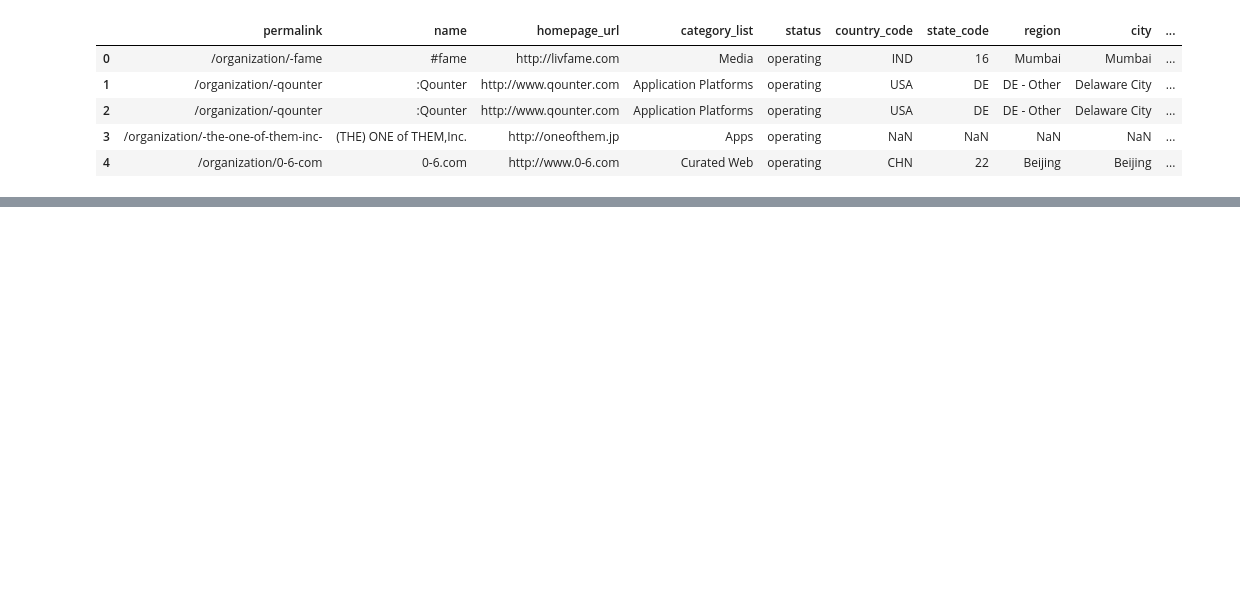
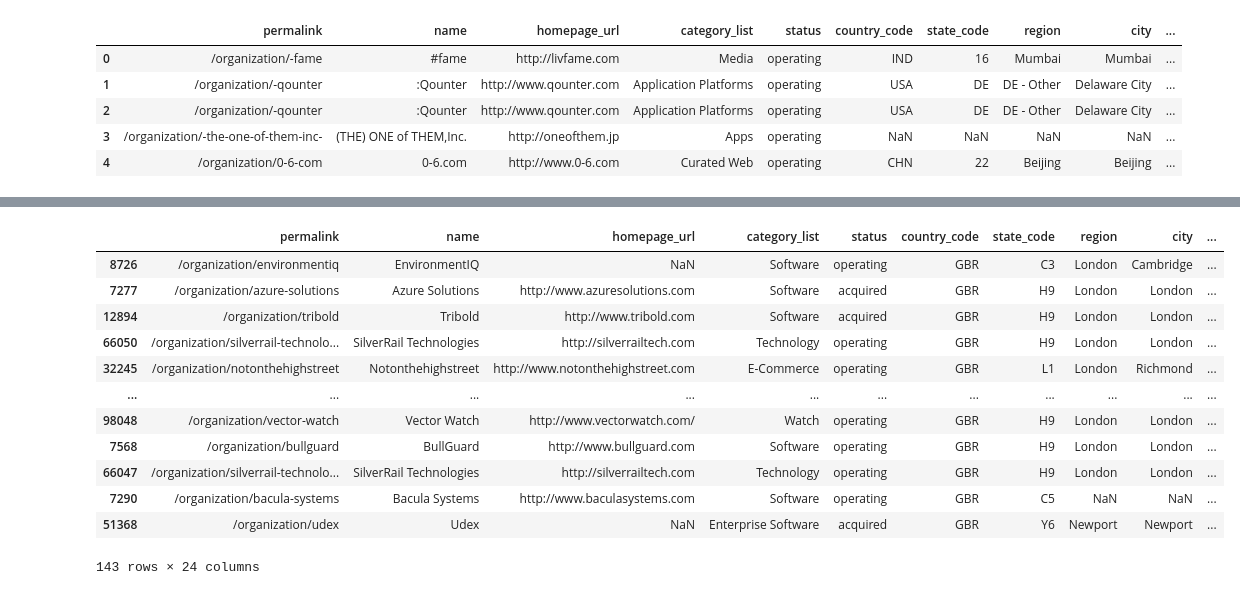
Before and after one commit to mrmankeshraj/PG_Diploma_in_Machine_Learning_and_AI, a Jupyter notebook: Course 2 - Statistics Essentials/Investment Assignment/Investment Assignment Solution.ipynb, the cells around one changed output, grey strips where cells are left out. Cells and saved outputs as stored; diff of their text form; code cells hidden in the pictures; blank space fills up the shorter version.

```diff
--- a/Course 2 - Statistics Essentials/Investment Assignment/Investment Assignment Solution.ipynb
+++ b/Course 2 - Statistics Essentials/Investment Assignment/Investment Assignment Solution.ipynb
@@ -350,0 +326,3 @@ mapping.loc[]
+# %%
+c2 = df_final.loc[(df_final["country_code"] == "GBR") & (df_final["funding_round_type"] == "venture") & (df_final["raised_amount_usd"].between(5000000, 15000000))]
+c2["raised_amount_usd"].sum()
@@ -350,0 +364,10 @@ mapping.loc[]
+# %%
+c2_sec1 = c2.loc[c2["Automotive & Sports"]==1]
+c2_sec2 = c2.loc[c2["Cleantech / Semiconductors"]==1]
+c2_sec3 = c2.loc[c2["Entertainment"]==1]
+c2_sec4 = c2.loc[c2["Health"]==1]
+c2_sec5 = c2.loc[c2["Manufacturing"]==1]
+c2_sec6 = c2.loc[c2["News, Search and Messaging"]==1]
+c2_sec7 = c2.loc[c2["Others"]==1]
+c2_sec8 = c2.loc[c2["Social, Finance, Analytics, Advertising"]==1]
+c2_sec8.count()
@@ -350,0 +436,16 @@ mapping.loc[]
+# %%
+c2_sec7.sort_values(by=(["raised_amount_usd"]), ascending=False)
+# %% [output]
+|  | permalink | name | homepage_url | category_list | status | country_code | state_code | region | city | ... |
+| 8726 | /organization/environmentiq | EnvironmentIQ | NaN | Software | operating | GBR | C3 | London | Cambridge | ... |
+| 7277 | /organization/azure-solutions | Azure Solutions | http://www.azuresolutions.com | Software | acquired | GBR | H9 | London | London | ... |
+| 12894 | /organization/tribold | Tribold | http://www.tribold.com | Software | acquired | GBR | H9 | London | London | ... |
+| 66050 | /organization/silverrail-technolo... | SilverRail Technologies | http://silverrailtech.com | Technology | operating | GBR | H9 | London | London | ... |
+| 32245 | /organization/notonthehighstreet | Notonthehighstreet | http://www.notonthehighstreet.com | E-Commerce | operating | GBR | L1 | London | Richmond | ... |
+| ... | ... | ... | ... | ... | ... | ... | ... | ... | ... | ... |
+| 98048 | /organization/vector-watch | Vector Watch | http://www.vectorwatch.com/ | Watch | operating | GBR | H9 | London | London | ... |
+| 7568 | /organization/bullguard | BullGuard | http://www.bullguard.com | Software | operating | GBR | H9 | London | London | ... |
+| 66047 | /organization/silverrail-technolo... | SilverRail Technologies | http://silverrailtech.com | Technology | operating | GBR | H9 | London | London | ... |
+| 7290 | /organization/bacula-systems | Bacula Systems | http://www.baculasystems.com | Software | operating | GBR | C5 | NaN | NaN | ... |
+| 51368 | /organization/udex | Udex | NaN | Enterprise Software | acquired | GBR | Y6 | Newport | Newport | ... |
+143 rows × 24 columns
```
Also changed, not shown: parts of 49 cells of this notebook, 1 other file.
